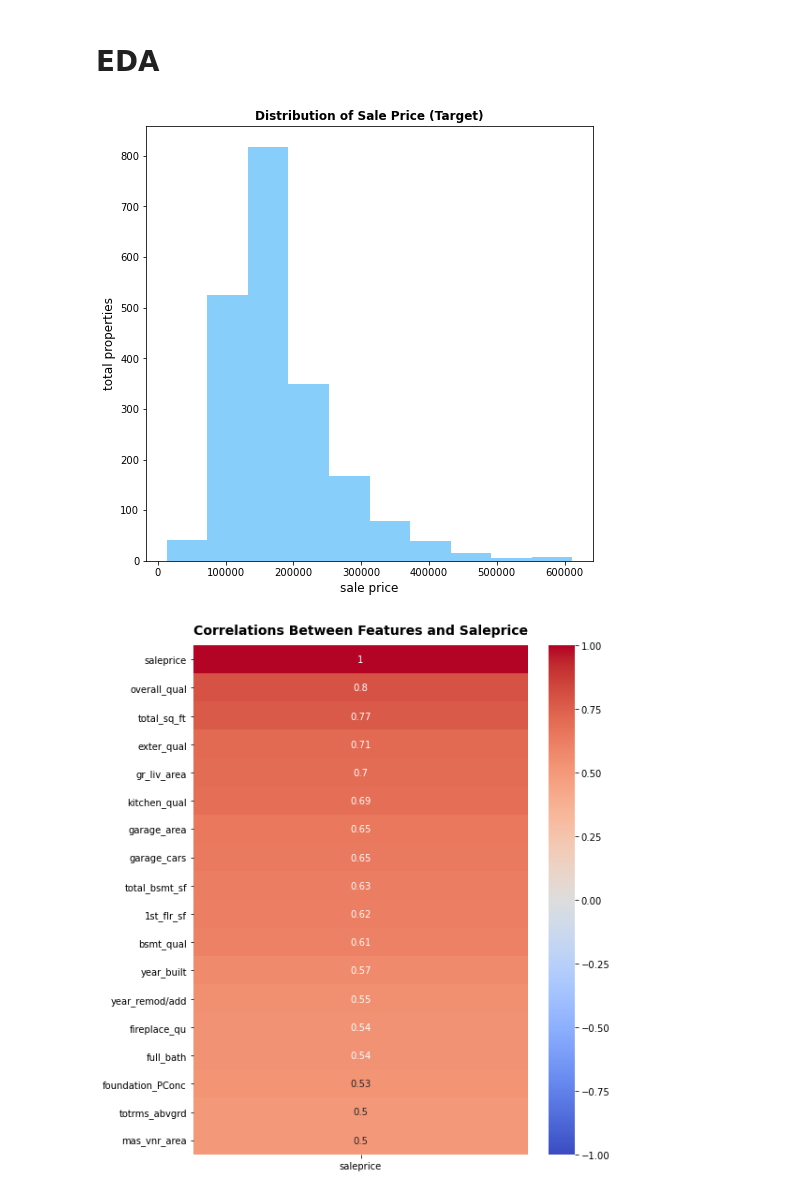
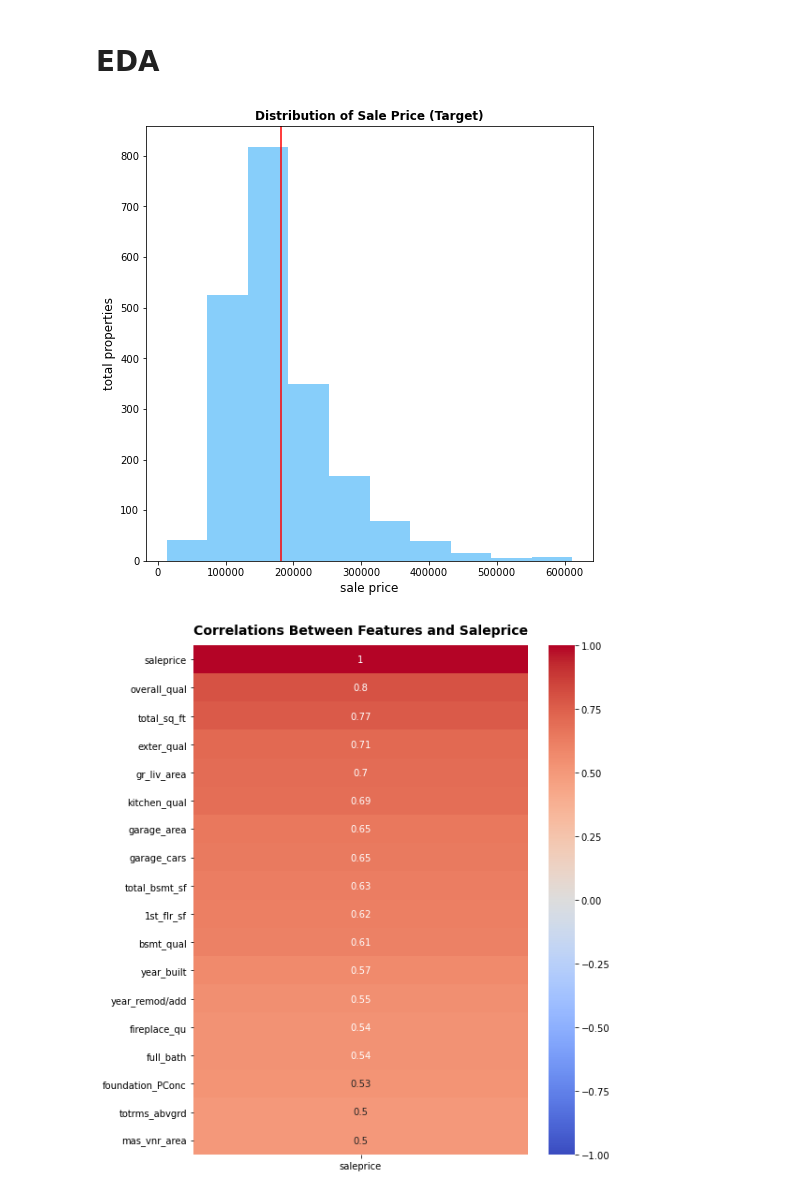
Before and after one commit to anthonyzurke/project-2, a Jupyter notebook: code/Cleaning and EDA.ipynb, the cells around one changed output. Drawn from its saved outputs; the diff is of its cells as text; code cells hidden in the pictures.

```diff
--- a/code/Cleaning and EDA.ipynb
+++ b/code/Cleaning and EDA.ipynb
@@ -118,9 +118,6 @@ pool_qc           874
 fence             706
 misc_feature      837
 dtype: int64
-# %%
-df_train.drop(['alley', 'pool_qc', 'fence', 'misc_feature'], axis = 1, inplace = True)
-df_test.drop(['alley', 'pool_qc', 'fence', 'misc_feature'], axis = 1, inplace = True)
 # %%
 df_train['lot_shape'] = df_train['lot_shape'].map({'Reg': 3, 'IR1': 2, 'IR2': 1, 'IR3': 0})
 df_train['utilities'] = df_train['utilities'].map({'AllPub':3,  'NoSeWa':2,  'NoSewr': 1, 'ELO': 0})
@@ -132,7 +129,8 @@ df_train['bsmt_cond'] = df_train['bsmt_cond'].map({'Ex': 5, 'Gd': 4, 'TA': 3, 'F
 df_train['bsmt_exposure'] = df_train['bsmt_exposure'].map({'Gd': 4, 'Av': 3, 'Mn': 2, 'No': 1, 'None': 0})
 df_train['heating_qc'] = df_train['heating_qc'].map({'Ex': 4, 'Gd': 3, 'TA': 2, 'Fa': 1, 'Po': 0})
 df_train['kitchen_qual'] = df_train['kitchen_qual'].map({'Ex': 4, 'Gd': 3, 'TA': 2, 'Fa': 1, 'Po': 0})
-df_train['functional'] = df_train['functional'].map({'Typ': 7, 'Min2': 6, 'Min1': 5, 'Mod': 4, 'Maj1': 3, 'Maj2': 2, 'Sev': 1, 'Sal': 0})
+df_train['functional'] = df_train['functional'].map({'Typ': 7, 'Min2': 6, 'Min1': 5, 'Mod': 4, 'Maj1': 3,
+                                                     'Maj2': 2, 'Sev': 1, 'Sal': 0})
 df_train['fireplace_qu'] = df_train['fireplace_qu'].map({'Ex': 5, 'Gd': 4, 'TA': 3, 'Fa': 2, 'Po': 1, 'None': 0})
 df_train['garage_qual'] = df_train['garage_qual'].map({'Ex': 5, 'Gd': 4, 'TA': 3, 'Fa': 2, 'Po': 1, 'None': 0})
 df_train['garage_cond'] = df_train['garage_cond'].map({'Ex': 5, 'Gd': 4, 'TA': 3, 'Fa': 2, 'Po': 1, 'None': 0})
@@ -155,10 +154,13 @@ df_test['garage_cond'] = df_test['garage_cond'].map({'Ex': 5, 'Gd': 4, 'TA': 3,
 df_train = pd.get_dummies(df_train, columns = ['central_air', 'paved_drive', 'street',
                                                'ms_zoning', 'bldg_type', 'house_style',
                                                'roof_style', 'exterior_1st', 'foundation',
-                                               'heating', 'electrical', 'sale_type'])
+                                               'heating', 'electrical', 'sale_type'],
+                         drop_first = True)
 df_test = pd.get_dummies(df_test, columns = ['central_air', 'paved_drive', 'street',
                                              'ms_zoning', 'bldg_type', 'house_style',
                                              'roof_style', 'exterior_1st', 'foundation',
-                                             'heating', 'electrical', 'sale_type'])
+                                             'heating', 'electrical', 'sale_type'],
+                        drop_first = True)
 
 df_train['paved_drive_Y'] = df_train['paved_drive_Y'] + df_train['paved_drive_P']
+df_test['paved_drive_Y'] = df_test['paved_drive_Y'] + df_test['paved_drive_P']
@@ -173,6 +181,16 @@ df_test['total_sq_ft'] = df_test['bsmtfin_sf_1'] + df_test['bsmtfin_sf_2'] + \
 df_test['bsmt_unf_sf'] + df_test['total_bsmt_sf'] + df_test['1st_flr_sf'] + \
 df_test['2nd_flr_sf'] + df_test['low_qual_fin_sf'] + df_test['wood_deck_sf'] + df_test['open_porch_sf']
 # %%
+df_train.drop(['lot_frontage', 'alley', 'pool_qc',
+               'fence', 'misc_feature', 'paved_drive_P',
+               'ms_zoning_C (all)', 'exterior_1st_ImStucc',
+               'heating_OthW', 'exterior_1st_Stone', 'exterior_1st_CBlock',
+               'electrical_Mix', 'heating_Wall', ],
+              axis = 1, inplace = True)
+df_test.drop(['lot_frontage', 'alley', 'pool_qc',
+              'fence', 'misc_feature', 'paved_drive_P'],
+             axis = 1, inplace = True)
+
 df_train.fillna(value = 0, inplace = True)
 df_test.fillna(value = 0, inplace = True)
 # %% [markdown]
@@ -195,12 +213,13 @@ df_train.describe()
 # %%
 plt.figure(figsize = (8,8))
 
 plt.hist(df_train['saleprice'], color = 'lightskyblue')
+plt.axvline(x = df_train['saleprice'].mean(), color = 'r', label = 'average sale price')
 plt.xlabel('sale price', fontsize = 12)
 plt.ylabel('total properties', fontsize = 12)
 plt.title('Distribution of Sale Price (Target)', fontweight = 'bold', fontsize = 12);
 # %% [output]
-[figure, old version]
+[figure, new version]
 # %%
 plt.figure(figsize = (8, 10))
 sns.heatmap(df_train.corr()[['saleprice']][df_train.corr()['saleprice'] > .5].sort_values('saleprice',
```
Also changed, not shown: parts of 3 cells of this notebook, 5 other files.
